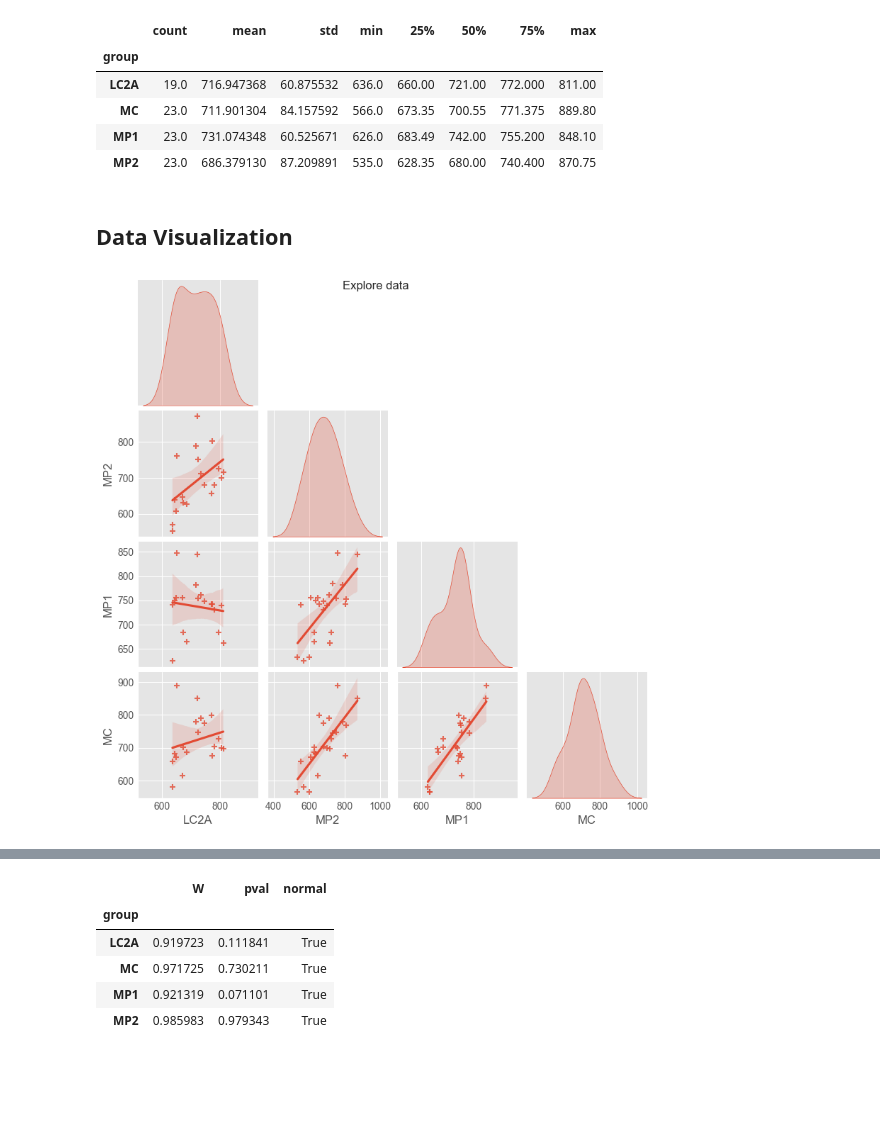
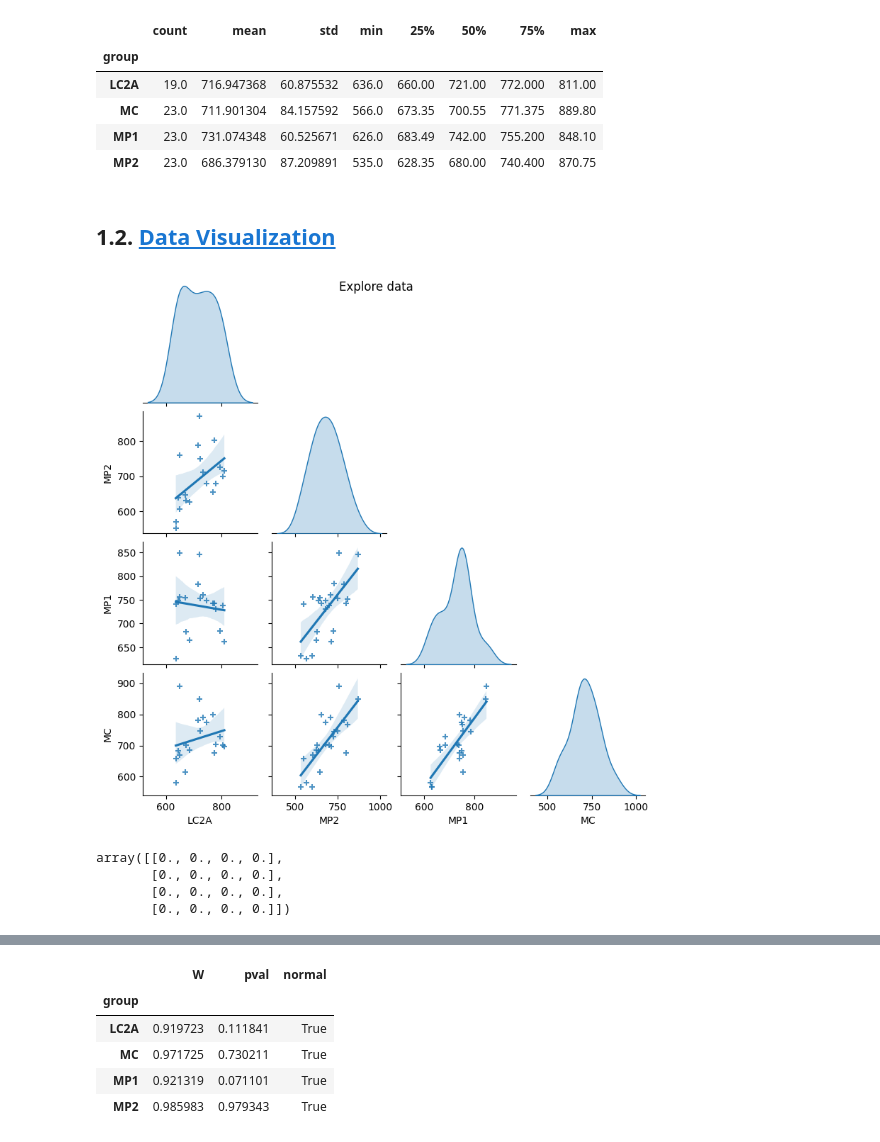
Before and after one commit to rammah83/Statistical_tasks, a Jupyter notebook: Anova.ipynb, the cells around one changed output, grey strips where cells are left out. Drawn from its saved outputs; the diff is of its cells as text; code cells hidden in the pictures; blank space fills up the shorter version.

```diff
--- a/Anova.ipynb
+++ b/Anova.ipynb
@@ -39,13 +56,20 @@ data.groupby('group')['value'].describe()
 | MP1 | 23.0 | 731.074348 | 60.525671 | 626.0 | 683.49 | 742.00 | 755.200 | 848.10 |
 | MP2 | 23.0 | 686.379130 | 87.209891 | 535.0 | 628.35 | 680.00 | 740.400 | 870.75 |
 # %% [markdown]
-## Data Visualization
+## 1.2. <a id='toc1_2_'></a>[Data Visualization](#toc0_)
 # %%
-plt.style.use("ggplot")
+
 sns.pairplot(df[cols], height=2, kind='reg', diag_kind='kde', markers='+', corner=True)
 plt.suptitle("Explore data")
 plt.show()
 # %% [output]
-[figure, old version]
+[figure, new version]
+# %%
+mask
+# %% [output]
+array([[0., 0., 0., 0.],
+       [0., 0., 0., 0.],
+       [0., 0., 0., 0.],
+       [0., 0., 0., 0.]])
 # %%
 # check dependency between groups
```
Also changed, not shown: parts of 13 cells of this notebook.
